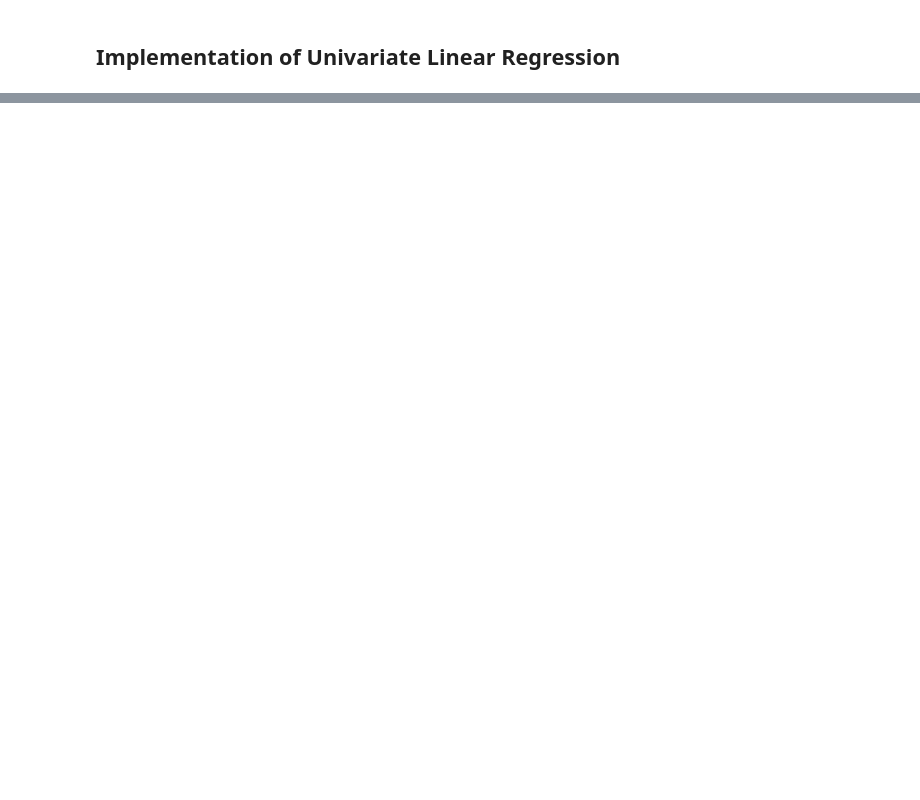
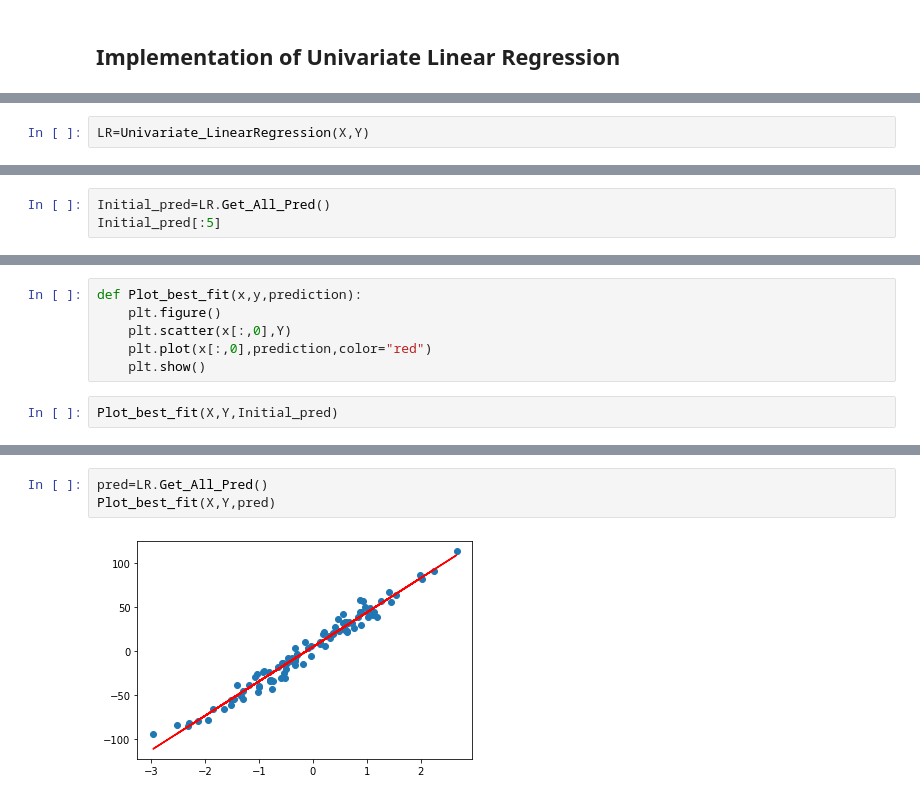
Before and after one commit to ipuneetgupta/Machine-Learning, a Jupyter notebook: LinearRegression/LinearRegressionImplementation.ipynb, the cells around one changed output, grey strips where cells are left out. Cells and saved outputs as stored; diff of their text form; blank space fills up the shorter version.

```diff
--- a/LinearRegression/LinearRegressionImplementation.ipynb
+++ b/LinearRegression/LinearRegressionImplementation.ipynb
@@ -119,0 +137,2 @@ class Univariate_LinearRegression:
+# %%
+LR=Univariate_LinearRegression(X,Y)
@@ -119,0 +144,3 @@ class Univariate_LinearRegression:
+# %%
+Initial_pred=LR.Get_All_Pred()
+Initial_pred[:5]
@@ -119,0 +155,8 @@ class Univariate_LinearRegression:
+# %%
+def Plot_best_fit(x,y,prediction):
+    plt.figure()
+    plt.scatter(x[:,0],Y)
+    plt.plot(x[:,0],prediction,color="red")
+    plt.show()
+# %%
+Plot_best_fit(X,Y,Initial_pred)
@@ -119,0 +178,5 @@ class Univariate_LinearRegression:
+# %%
+pred=LR.Get_All_Pred()
+Plot_best_fit(X,Y,pred)
+# %% [output]
+[figure, added]
```
Also changed, not shown: parts of 46 cells of this notebook.
